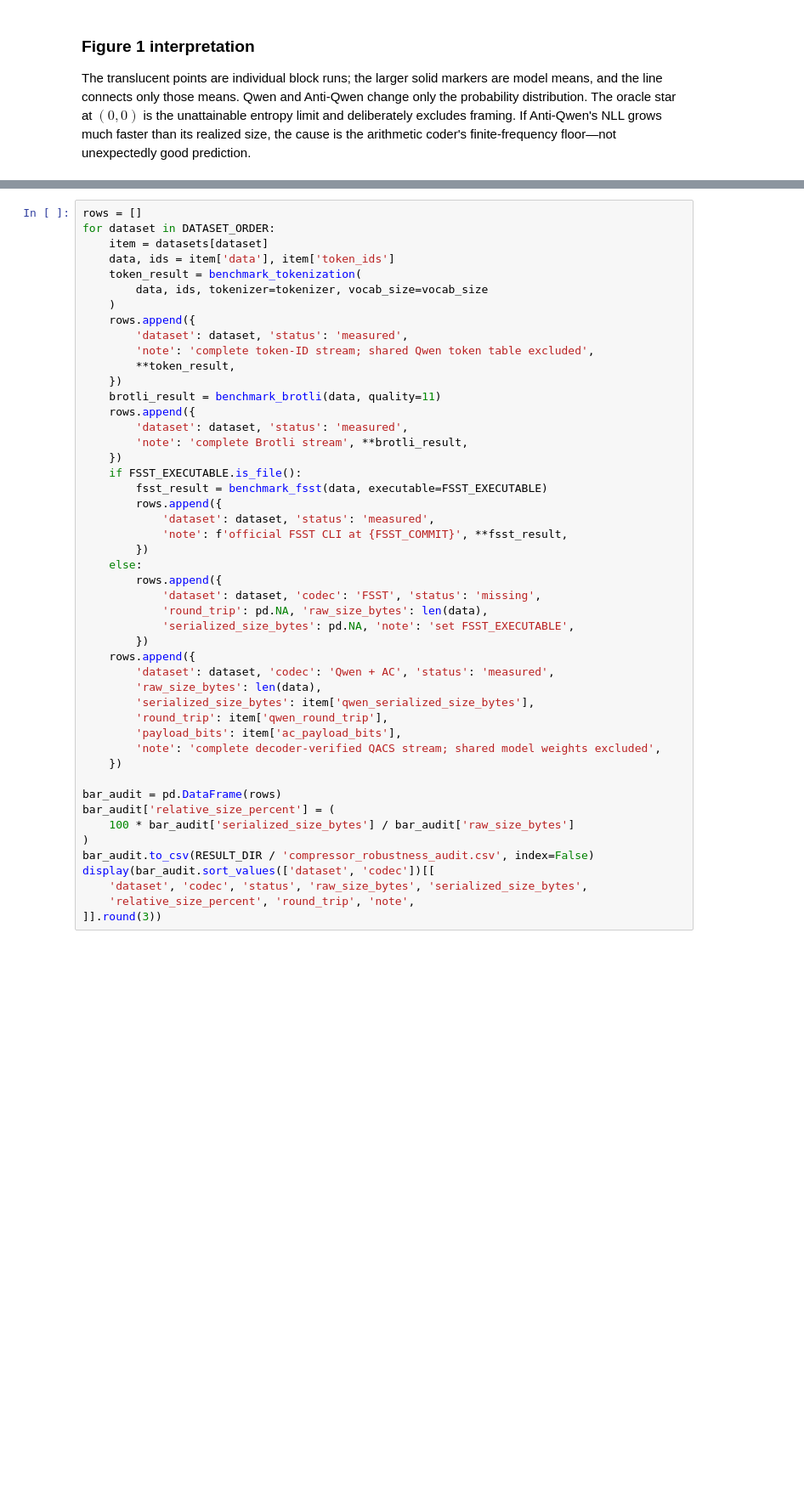
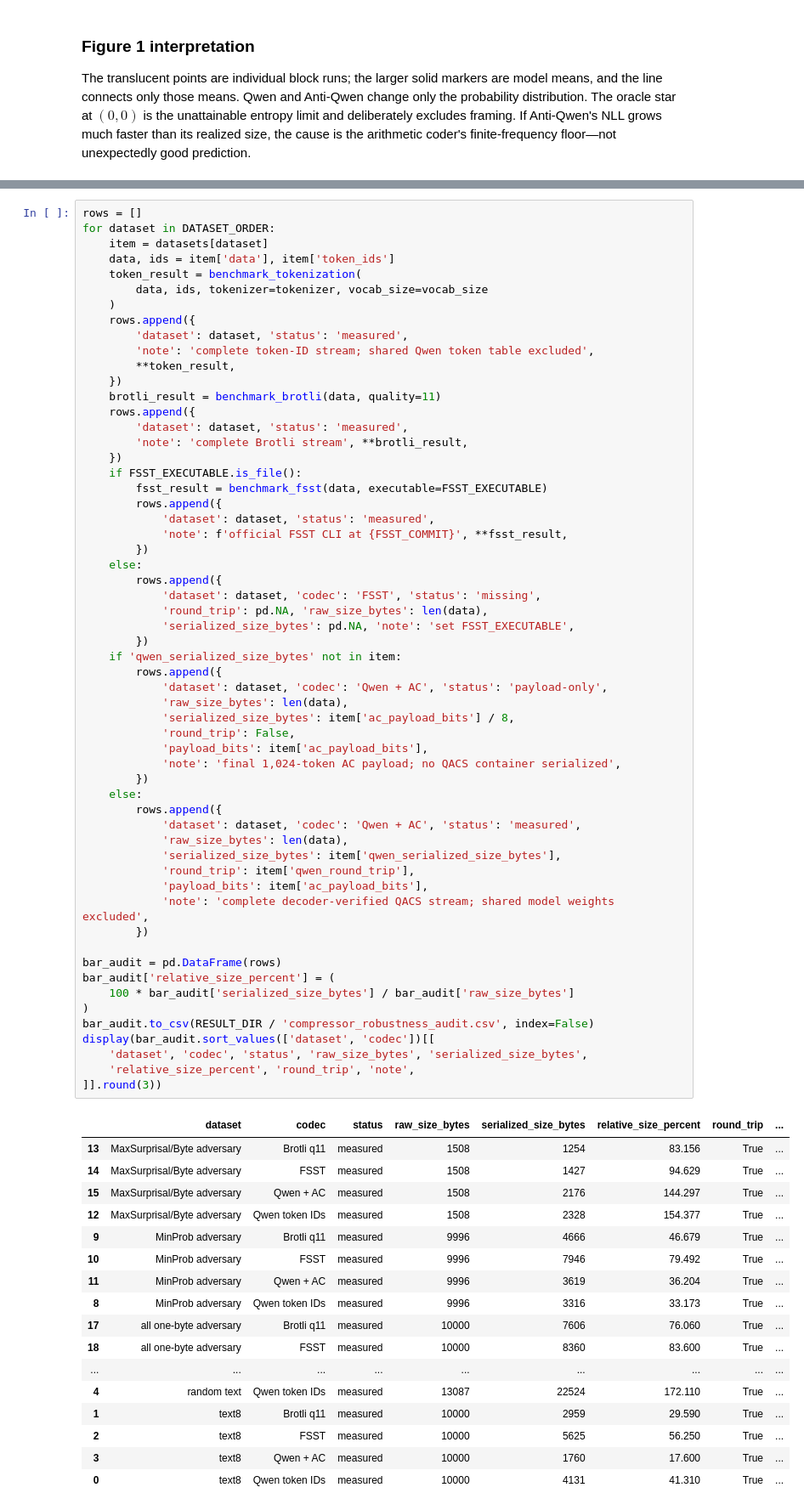
Before and after one commit to utndatasystems/compression-economics, a Jupyter notebook: evaluation/notebooks/neurips/crucial_figures.ipynb, the cells around one changed output, grey strips where cells are left out. Shown at 85% size. Drawn from its saved outputs; the diff is of its cells as text; blank space fills up the shorter version.

```diff
--- a/evaluation/notebooks/neurips/crucial_figures.ipynb
+++ b/evaluation/notebooks/neurips/crucial_figures.ipynb
@@ -318,41 +350,69 @@ for dataset in DATASET_ORDER:
         'note': 'complete token-ID stream; shared Qwen token table excluded',
         **token_result,
     })
     brotli_result = benchmark_brotli(data, quality=11)
     rows.append({
         'dataset': dataset, 'status': 'measured',
         'note': 'complete Brotli stream', **brotli_result,
     })
     if FSST_EXECUTABLE.is_file():
         fsst_result = benchmark_fsst(data, executable=FSST_EXECUTABLE)
         rows.append({
             'dataset': dataset, 'status': 'measured',
             'note': f'official FSST CLI at {FSST_COMMIT}', **fsst_result,
         })
     else:
         rows.append({
             'dataset': dataset, 'codec': 'FSST', 'status': 'missing',
             'round_trip': pd.NA, 'raw_size_bytes': len(data),
             'serialized_size_bytes': pd.NA, 'note': 'set FSST_EXECUTABLE',
         })
-    rows.append({
-        'dataset': dataset, 'codec': 'Qwen + AC', 'status': 'measured',
-        'raw_size_bytes': len(data),
-        'serialized_size_bytes': item['qwen_serialized_size_bytes'],
-        'round_trip': item['qwen_round_trip'],
-        'payload_bits': item['ac_payload_bits'],
-        'note': 'complete decoder-verified QACS stream; shared model weights excluded',
-    })
+    if 'qwen_serialized_size_bytes' not in item:
+        rows.append({
+            'dataset': dataset, 'codec': 'Qwen + AC', 'status': 'payload-only',
+            'raw_size_bytes': len(data),
+            'serialized_size_bytes': item['ac_payload_bits'] / 8,
+            'round_trip': False,
+            'payload_bits': item['ac_payload_bits'],
+            'note': 'final 1,024-token AC payload; no QACS container serialized',
+        })
+    else:
+        rows.append({
+            'dataset': dataset, 'codec': 'Qwen + AC', 'status': 'measured',
+            'raw_size_bytes': len(data),
+            'serialized_size_bytes': item['qwen_serialized_size_bytes'],
+            'round_trip': item['qwen_round_trip'],
+            'payload_bits': item['ac_payload_bits'],
+            'note': 'complete decoder-verified QACS stream; shared model weights excluded',
+        })
 
 bar_audit = pd.DataFrame(rows)
 bar_audit['relative_size_percent'] = (
     100 * bar_audit['serialized_size_bytes'] / bar_audit['raw_size_bytes']
 )
 bar_audit.to_csv(RESULT_DIR / 'compressor_robustness_audit.csv', index=False)
 display(bar_audit.sort_values(['dataset', 'codec'])[[
     'dataset', 'codec', 'status', 'raw_size_bytes', 'serialized_size_bytes',
     'relative_size_percent', 'round_trip', 'note',
 ]].round(3))
+# %% [output]
+|  | dataset | codec | status | raw_size_bytes | serialized_size_bytes | relative_size_percent | round_trip | ... |
+| 13 | MaxSurprisal/Byte adversary | Brotli q11 | measured | 1508 | 1254 | 83.156 | True | ... |
+| 14 | MaxSurprisal/Byte adversary | FSST | measured | 1508 | 1427 | 94.629 | True | ... |
+| 15 | MaxSurprisal/Byte adversary | Qwen + AC | measured | 1508 | 2176 | 144.297 | True | ... |
+| 12 | MaxSurprisal/Byte adversary | Qwen token IDs | measured | 1508 | 2328 | 154.377 | True | ... |
+| 9 | MinProb adversary | Brotli q11 | measured | 9996 | 4666 | 46.679 | True | ... |
+| 10 | MinProb adversary | FSST | measured | 9996 | 7946 | 79.492 | True | ... |
+| 11 | MinProb adversary | Qwen + AC | measured | 9996 | 3619 | 36.204 | True | ... |
+| 8 | MinProb adversary | Qwen token IDs | measured | 9996 | 3316 | 33.173 | True | ... |
+| 17 | all one-byte adversary | Brotli q11 | measured | 10000 | 7606 | 76.060 | True | ... |
+| 18 | all one-byte adversary | FSST | measured | 10000 | 8360 | 83.600 | True | ... |
+| ... | ... | ... | ... | ... | ... | ... | ... | ... |
+| 4 | random text | Qwen token IDs | measured | 13087 | 22524 | 172.110 | True | ... |
+| 1 | text8 | Brotli q11 | measured | 10000 | 2959 | 29.590 | True | ... |
+| 2 | text8 | FSST | measured | 10000 | 5625 | 56.250 | True | ... |
+| 3 | text8 | Qwen + AC | measured | 10000 | 1760 | 17.600 | True | ... |
+| 0 | text8 | Qwen token IDs | measured | 10000 | 4131 | 41.310 | True | ... |
 # %%
 expected = pd.MultiIndex.from_product([
     DATASET_ORDER, ['Qwen + AC', 'Qwen token IDs', 'FSST', 'Brotli q11']
```
Also changed, not shown: parts of 6 cells of this notebook, 20 other files.
